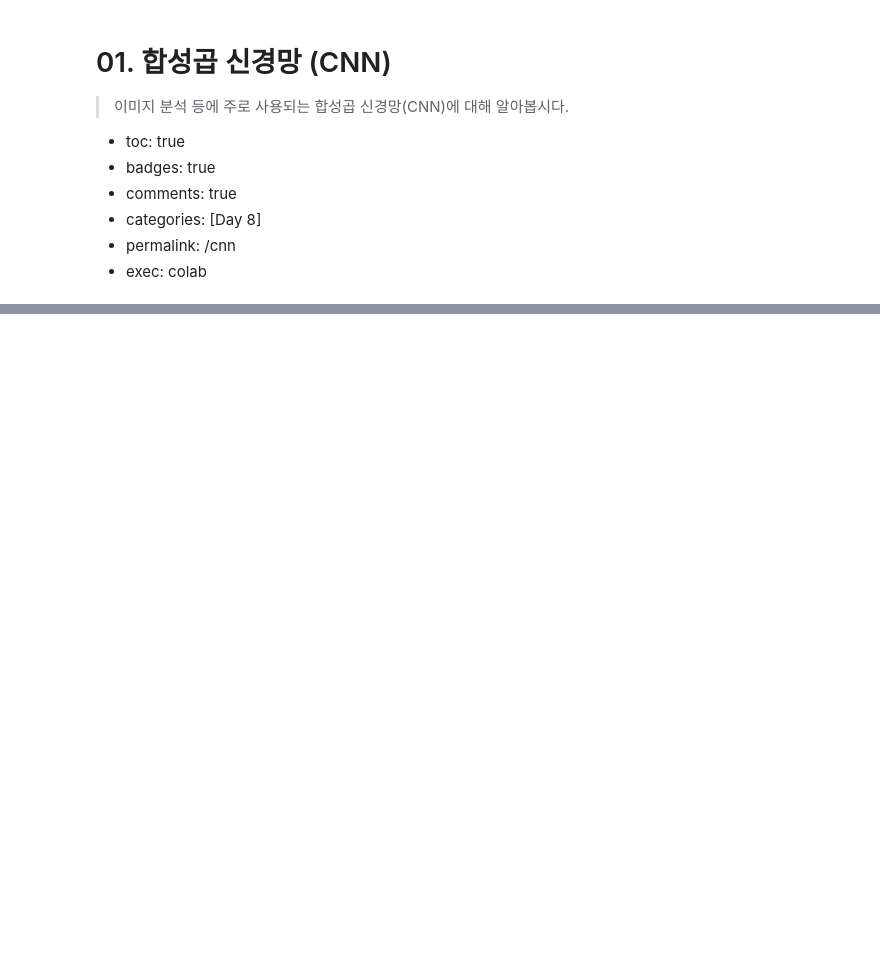
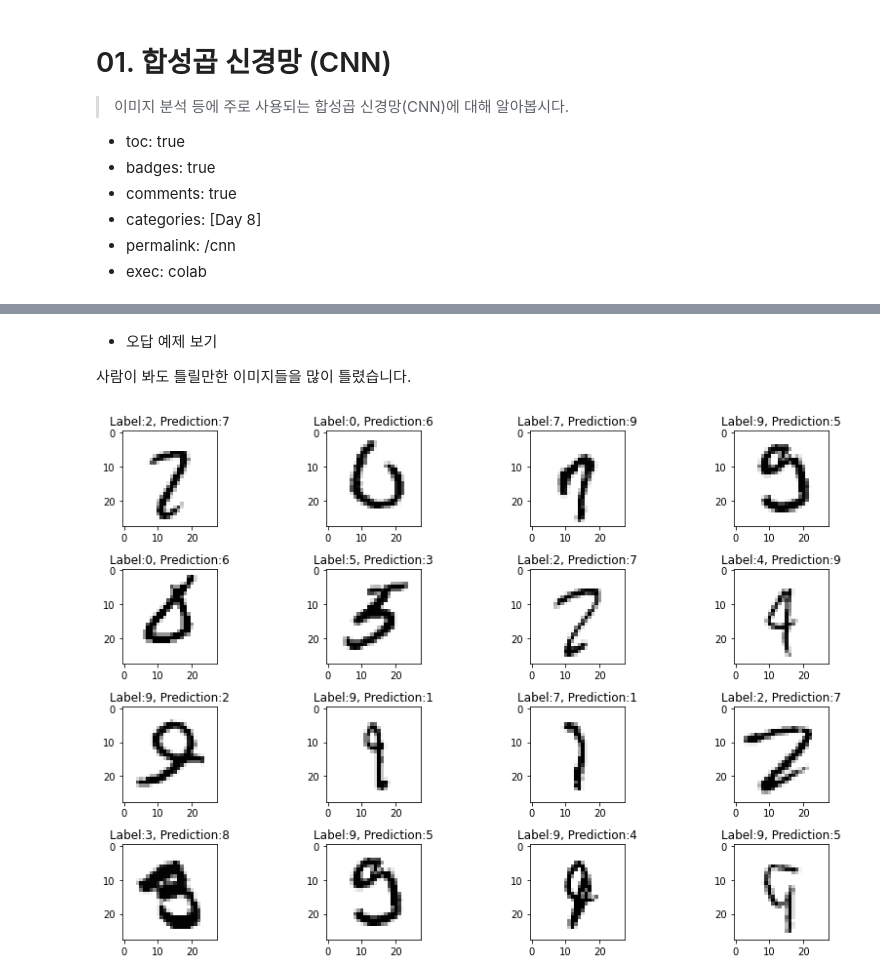
Before and after one commit to hyunwoongko/bigdata-lecture, a Jupyter notebook: _notebooks/08_01_합성곱_신경망_(CNN).ipynb, the cells around one changed output, grey strips where cells are left out. Drawn from its saved outputs; the diff is of its cells as text; code cells hidden in the pictures; blank space fills up the shorter version.

```diff
--- a/_notebooks/08_01_합성곱_신경망_(CNN).ipynb
+++ b/_notebooks/08_01_합성곱_신경망_(CNN).ipynb
@@ -57,0 +353,14 @@ Convolution의 사전적 정의는 합성곱입니다. 단순히 이렇게만들
+# %% [markdown]
+- 오답 예제 보기
+
+사람이 봐도 틀릴만한 이미지들을 많이 틀렸습니다.
+# %%
+answer_list = []
+
+for n in range(0, len(test_label)):
+    if predicted_labels[n] != test_label[n]:
+        answer_list.append(n)
+
+draw_prediction(answer_list, 16)
+# %% [output]
+[figure, added]
```
Also changed, not shown: parts of 22 cells of this notebook, 5 other files.
